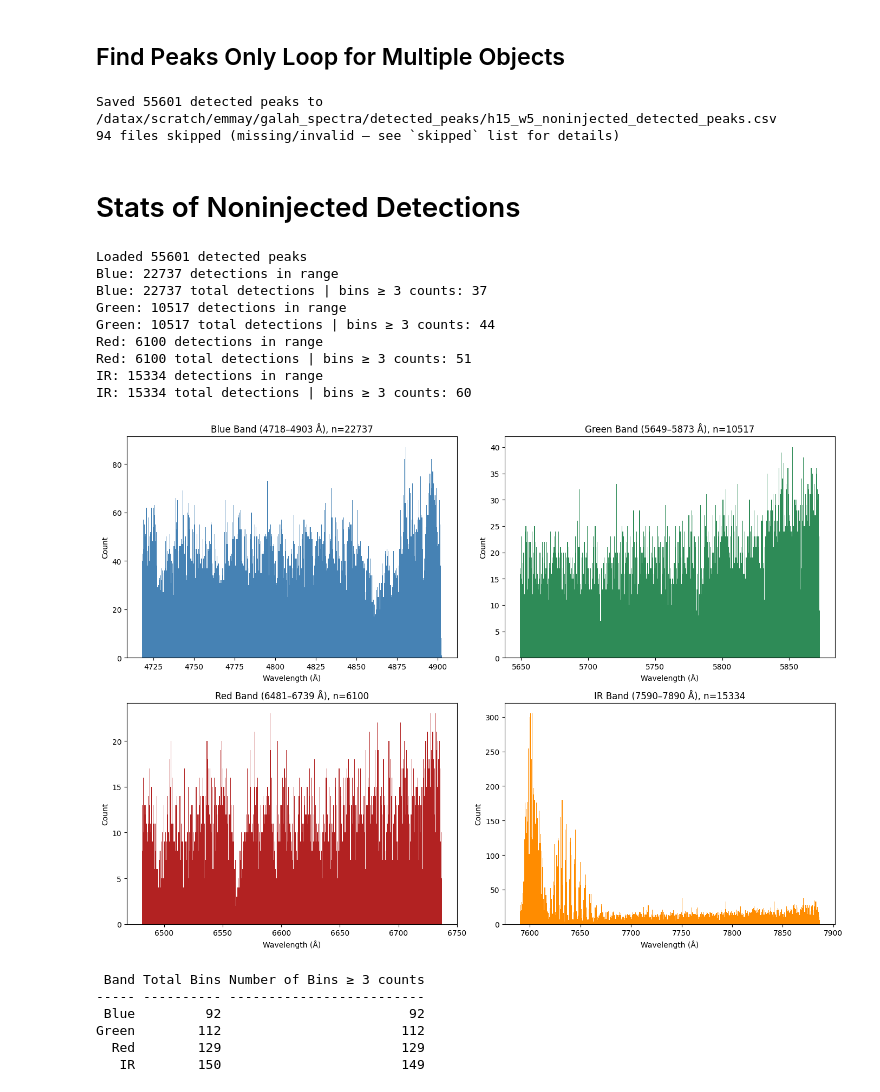
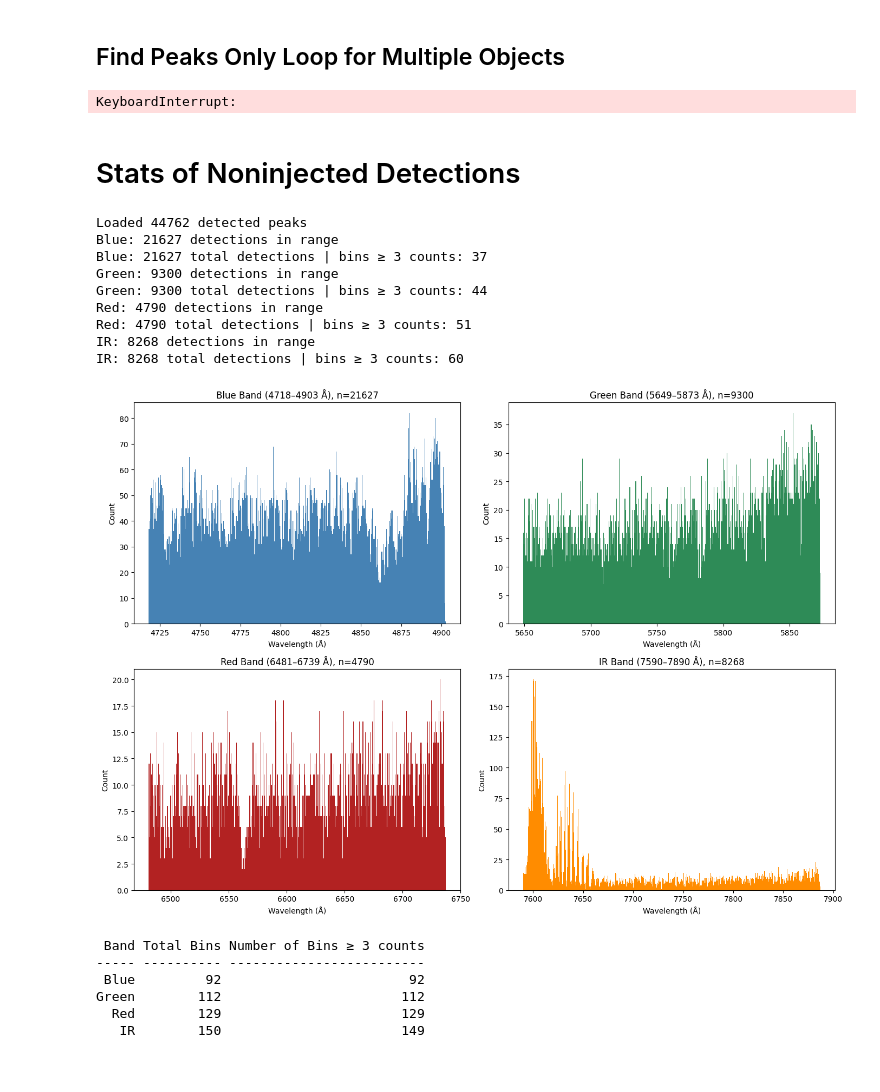
Before and after one commit to eyu22/laser_search_2026, a Jupyter notebook: find_peak/find_before_injecting.ipynb, the cells around one changed output. Drawn from its saved outputs; the diff is of its cells as text; code cells hidden in the pictures.

```diff
--- a/find_peak/find_before_injecting.ipynb
+++ b/find_peak/find_before_injecting.ipynb
@@ -237,7 +237,7 @@ for fits_file in tqdm(fits_files[:4000], desc="Detecting peaks"):
 
         # Step 2: Try to detect peaks
         peak_wavelengths, peak_fluxes, widths = detect_laser_peak_with_fixed_level_width(
-            wave, flux, height_fraction=0.15, y_level=1.0, max_pixel_width=5, plot=False
+            wave, flux, height_fraction=0.15, y_level=1.0,  max_width_aa=0.2, plot=False
         )
 
         # Step 3: Save results for each detected peak
@@ -259,7 +259,7 @@ for fits_file in tqdm(fits_files[:4000], desc="Detecting peaks"):
         # Anything else (e.g. bad header keywords, unexpected data shape) — log it
         errors.append((fits_file, str(e)))
 
-output_path = os.path.join(folder, "detected_peaks", "h15_w5_noninjected_detected_peaks.csv")
+output_path = os.path.join(folder, "detected_peaks", "h15_w02_noninjected_detected_peaks.csv")
 with open(output_path, "w", newline="") as f:
     writer = csv.DictWriter(f, fieldnames=["obj_id", "filt", "peak_wavelength", "peak_flux", "peak_width"])
     writer.writeheader()
@@ -271,8 +271,7 @@ if skipped:
 if errors:
     print(f"{len(errors)} files failed with other errors (see `errors` list for details)")
 # %% [output]
-Saved 55601 detected peaks to /datax/scratch/emmay/galah_spectra/detected_peaks/h15_w5_noninjected_detected_peaks.csv
-94 files skipped (missing/invalid — see `skipped` list for details)
+KeyboardInterrupt:
 # %% [markdown]
 # Stats of Noninjected Detections
 # %%
@@ -281,7 +280,7 @@ import numpy as np
 import matplotlib.pyplot as plt
 
 # Load the results
-csv_path = "/datax/scratch/emmay/galah_spectra/detected_peaks/h15_w5_noninjected_detected_peaks.csv"
+csv_path = "/datax/scratch/emmay/galah_spectra/detected_peaks/h15_w02_noninjected_detected_peaks.csv"
 df = pd.read_csv(csv_path)
 
 print(f"Loaded {len(df)} detected peaks")
@@ -295,43 +294,43 @@ bands = {
 }
 
 colors = {
     "Blue": "steelblue",
     "Green": "seagreen",
     "Red": "firebrick",
     "IR": "darkorange",
 }
 
 fig, axes = plt.subplots(2, 2, figsize=(14, 10))
 axes = axes.flatten()
 
 for ax, (band_name, (lam_min, lam_max)) in zip(axes, bands.items()):
     band_df = df[(df["peak_wavelength"] >= lam_min) & (df["peak_wavelength"] <= lam_max)]
     num_bins = int((lam_max - lam_min) / 5)
 
     counts, bin_edges = np.histogram(band_df["peak_wavelength"], bins=num_bins, range=(lam_min, lam_max))
     bins_above_threshold = np.sum(counts >= 3)
 
     ax.hist(band_df["peak_wavelength"], bins=500, color=colors[band_name])
     ax.set_xlabel("Wavelength (Å)")
     ax.set_ylabel("Count")
     ax.set_title(f"{band_name} Band ({lam_min}–{lam_max} Å), n={len(band_df)}")
 
     print(f"{band_name}: {len(band_df)} detections in range")
     print(f"{band_name}: {len(band_df)} total detections | bins ≥ 3 counts: {bins_above_threshold}")
 
 plt.tight_layout()
 plt.show()
 # %% [output]
-Loaded 55601 detected peaks
-Blue: 22737 detections in range
-Blue: 22737 total detections | bins ≥ 3 counts: 37
-Green: 10517 detections in range
-Green: 10517 total detections | bins ≥ 3 counts: 44
-Red: 6100 detections in range
-Red: 6100 total detections | bins ≥ 3 counts: 51
-IR: 15334 detections in range
-IR: 15334 total detections | bins ≥ 3 counts: 60
+Loaded 44762 detected peaks
+Blue: 21627 detections in range
+Blue: 21627 total detections | bins ≥ 3 counts: 37
+Green: 9300 detections in range
+Green: 9300 total detections | bins ≥ 3 counts: 44
+Red: 4790 detections in range
+Red: 4790 total detections | bins ≥ 3 counts: 51
+IR: 8268 detections in range
+IR: 8268 total detections | bins ≥ 3 counts: 60
-[figure, old version]
+[figure, new version]
 # %%
 from astropy.table import Table
 
```
Also changed, not shown: parts of 3 cells of this notebook, 2 other files.
